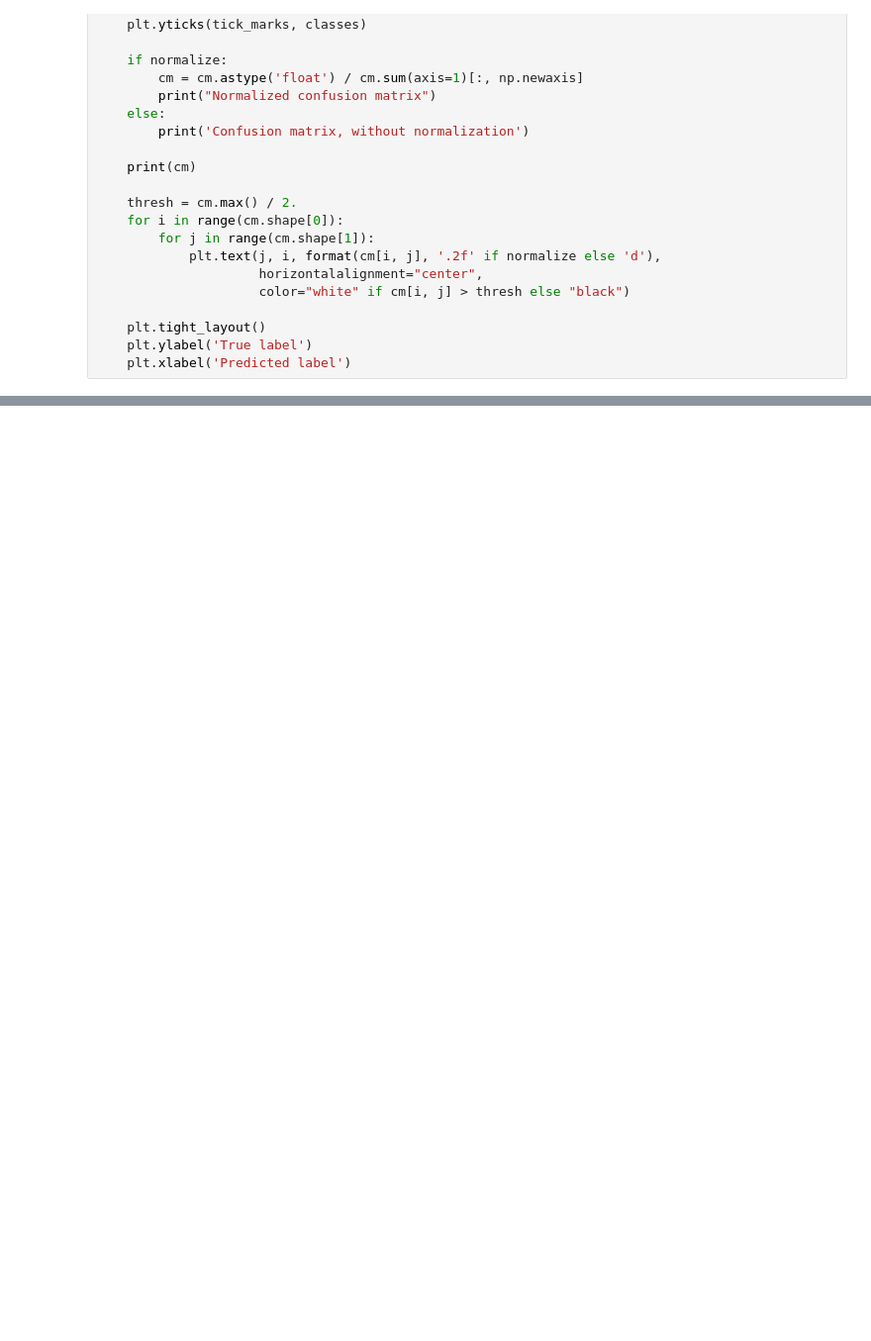
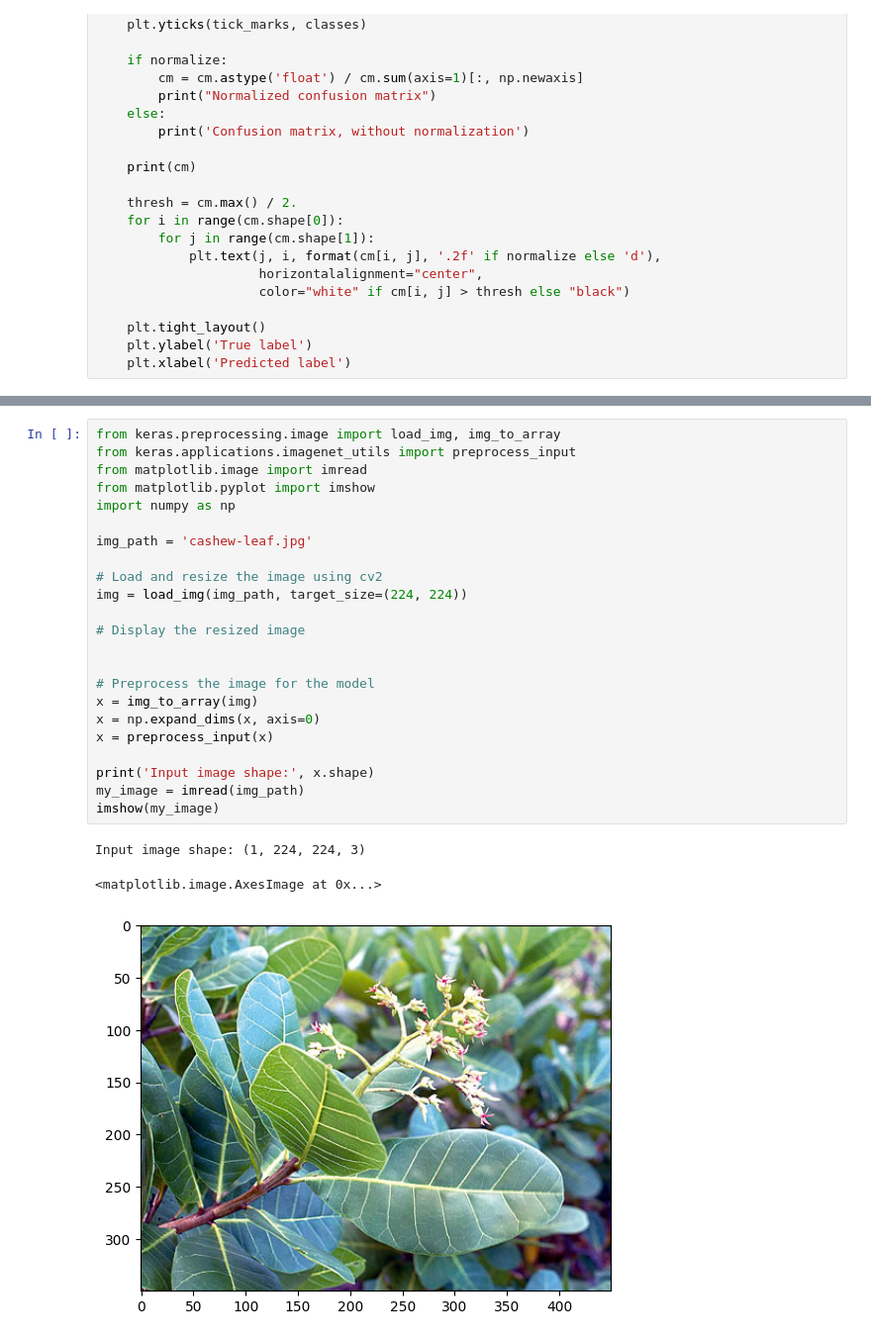
Before and after one commit to IsurGimhan/Software-Development-Group-Project, a Jupyter notebook: ML_model/main.ipynb, the cells around one changed output, grey strips where cells are left out. Shown at 99% size. Saved outputs shown, nothing was run; the diff lists cells and outputs as text; blank space fills up the shorter version.

```diff
--- a/ML_model/main.ipynb
+++ b/ML_model/main.ipynb
@@ -375,0 +362,27 @@ WARNING:tensorflow:Compiled the loaded model, but the compiled metrics have yet
+# %%
+from keras.preprocessing.image import load_img, img_to_array
+from keras.applications.imagenet_utils import preprocess_input
+from matplotlib.image import imread
+from matplotlib.pyplot import imshow
+import numpy as np
+
+img_path = 'cashew-leaf.jpg'
+
+# Load and resize the image using cv2
+img = load_img(img_path, target_size=(224, 224))
+
+# Display the resized image
+
+
+# Preprocess the image for the model
+x = img_to_array(img)
+x = np.expand_dims(x, axis=0)
+x = preprocess_input(x)
+
+print('Input image shape:', x.shape)
+my_image = imread(img_path)
+imshow(my_image)
+# %% [output]
+Input image shape: (1, 224, 224, 3)
+<matplotlib.image.AxesImage at 0x...>
+[figure, added]
```
Also changed, not shown: parts of 25 cells of this notebook, 13 other files.
